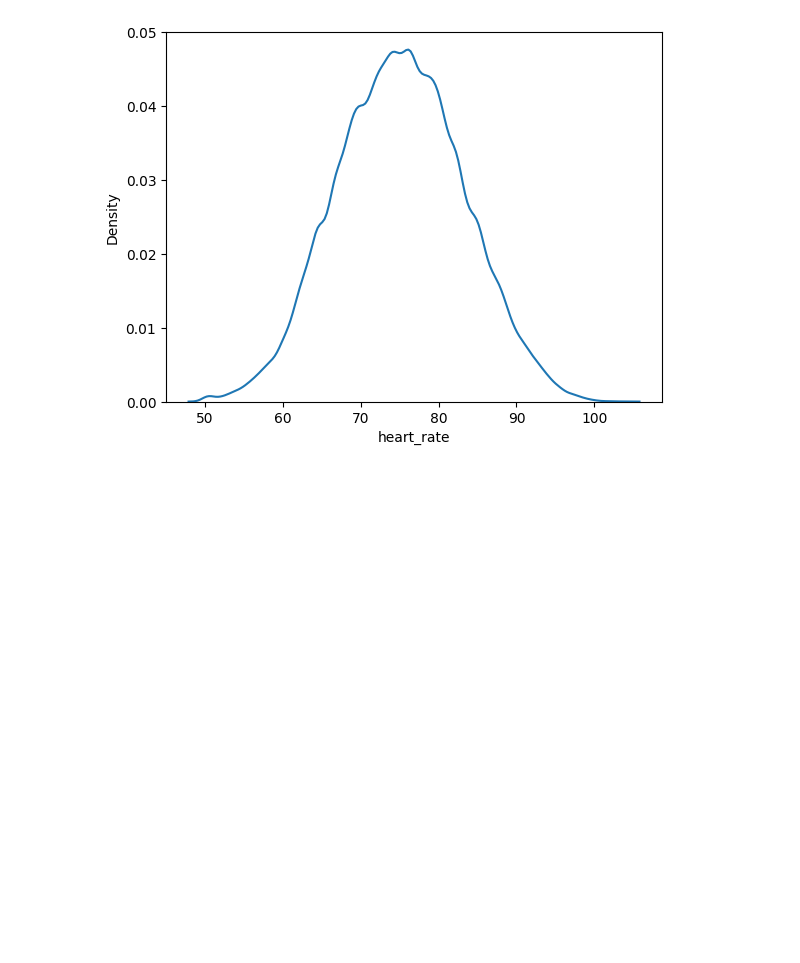
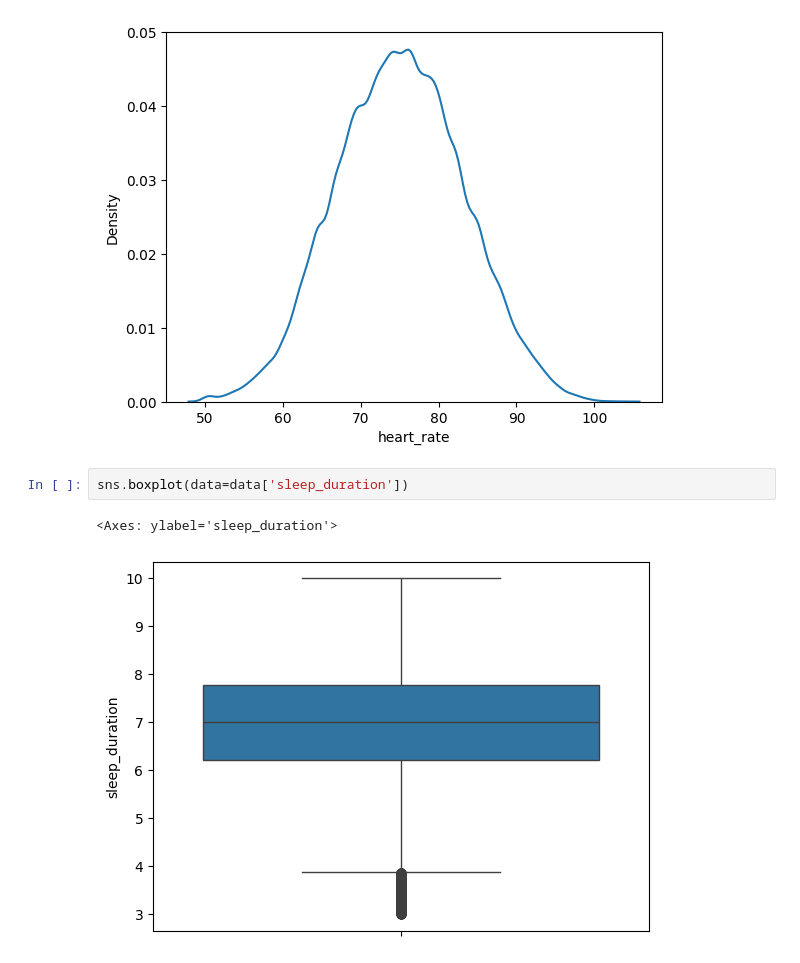
Before and after one commit to TinyHaitch/Kaggle-Notebook, a Jupyter notebook: student-health-issue.ipynb, the cells around one changed output. Drawn from its saved outputs; the diff is of its cells as text; blank space fills up the shorter version.

```diff
--- a/student-health-issue.ipynb
+++ b/student-health-issue.ipynb
@@ -250,3 +252,8 @@ for col in summary:
     sns.kdeplot(data[col])
 # %% [output]
 [figure]
+# %%
+sns.boxplot(data=data['sleep_duration'])
+# %% [output]
+<Axes: ylabel='sleep_duration'>
+[figure, added]
```
Also changed, not shown: parts of 2 cells of this notebook.
